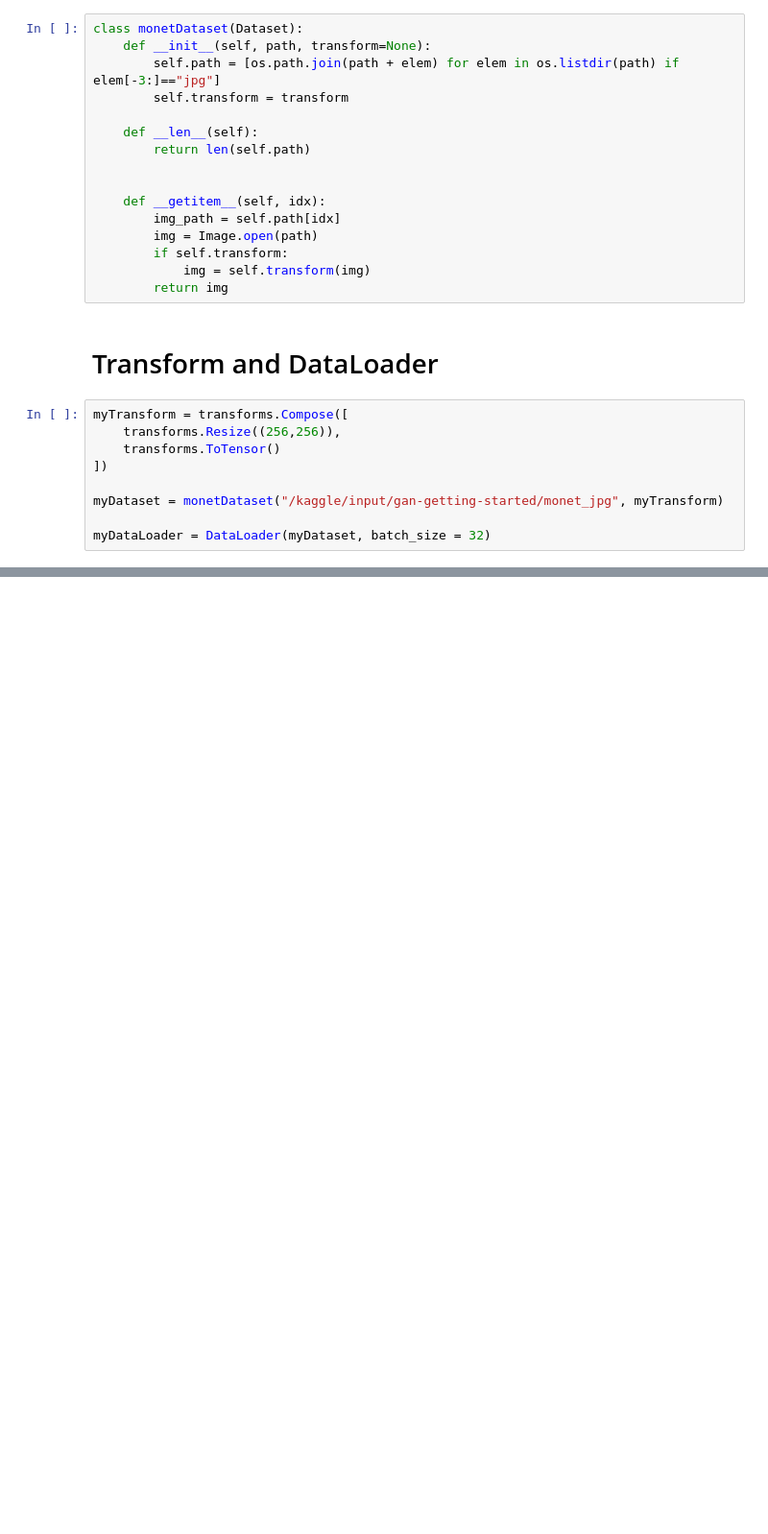
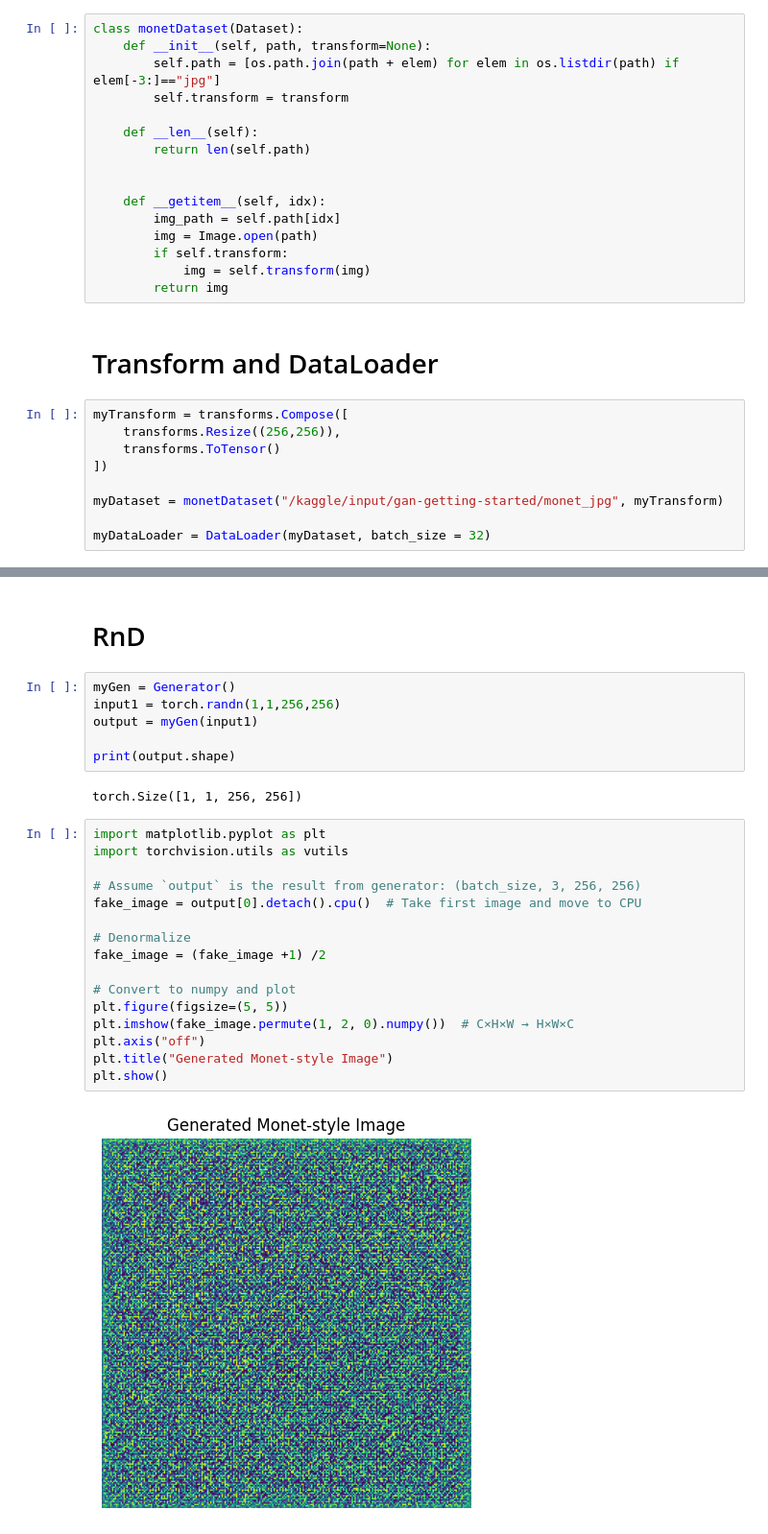
Before and after one commit to Musa-Ali-Kazmi/Im-Something-of-a-Painter-myself, a Jupyter notebook: competition1-syedmusa.ipynb, the cells around one changed output, grey strips where cells are left out. Shown: that part at 96% size. Saved outputs shown, nothing was run; the diff lists cells and outputs as text; blank space fills up the shorter version.

```diff
--- a/competition1-syedmusa.ipynb
+++ b/competition1-syedmusa.ipynb
@@ -57,0 +156,28 @@ myDataLoader = DataLoader(myDataset, batch_size = 32)
+# %% [markdown]
+# RnD
+# %%
+myGen = Generator()
+input1 = torch.randn(1,1,256,256)
+output = myGen(input1)
+
+print(output.shape)
+# %% [output]
+torch.Size([1, 1, 256, 256])
+# %%
+import matplotlib.pyplot as plt
+import torchvision.utils as vutils
+
+# Assume `output` is the result from generator: (batch_size, 3, 256, 256)
+fake_image = output[0].detach().cpu()  # Take first image and move to CPU
+
+# Denormalize
+fake_image = (fake_image +1) /2
+
+# Convert to numpy and plot
+plt.figure(figsize=(5, 5))
+plt.imshow(fake_image.permute(1, 2, 0).numpy())  # C×H×W → H×W×C
+plt.axis("off")
+plt.title("Generated Monet-style Image")
+plt.show()
+# %% [output]
+[figure, added]
```
Also changed, not shown: parts of 8 cells of this notebook.
